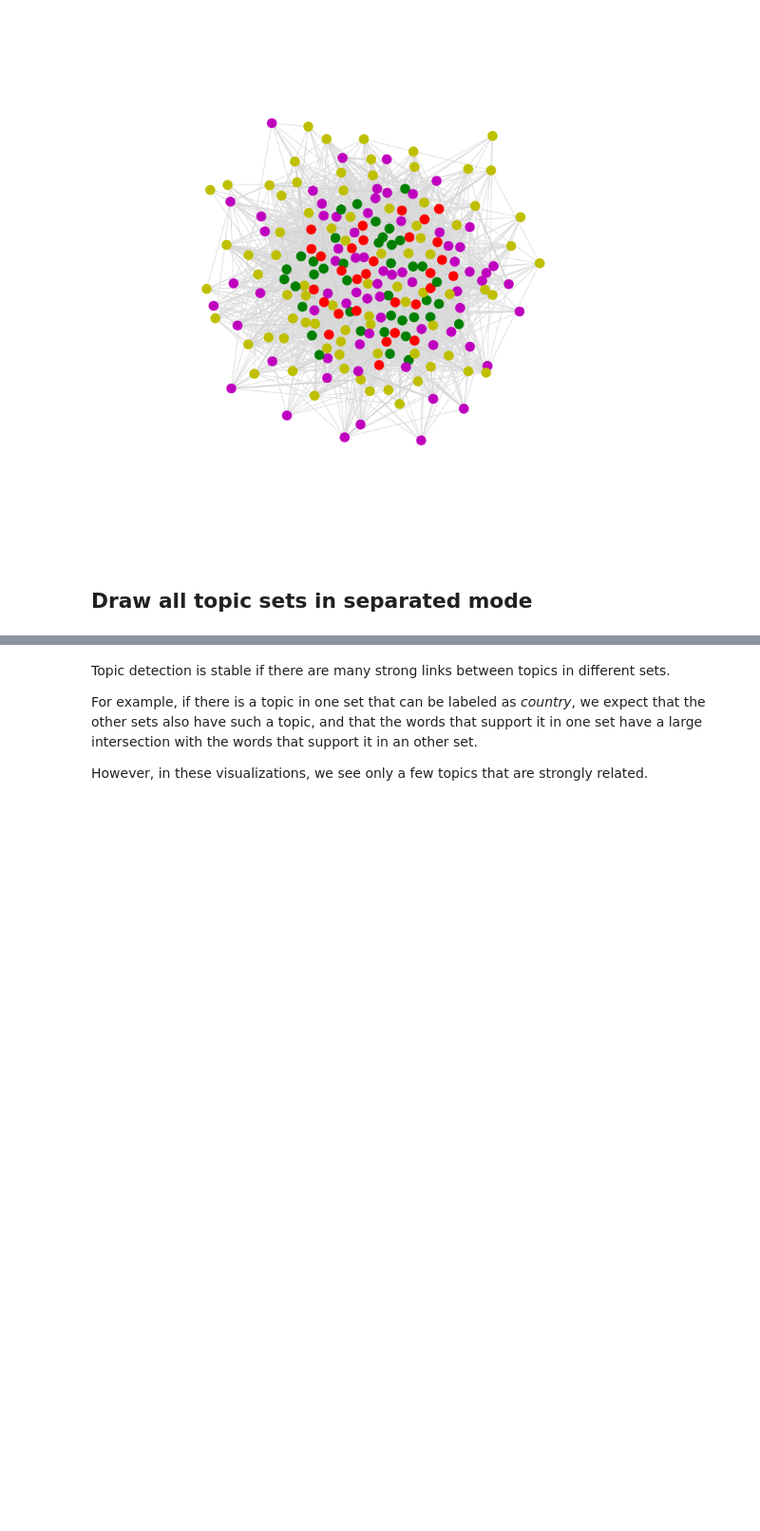
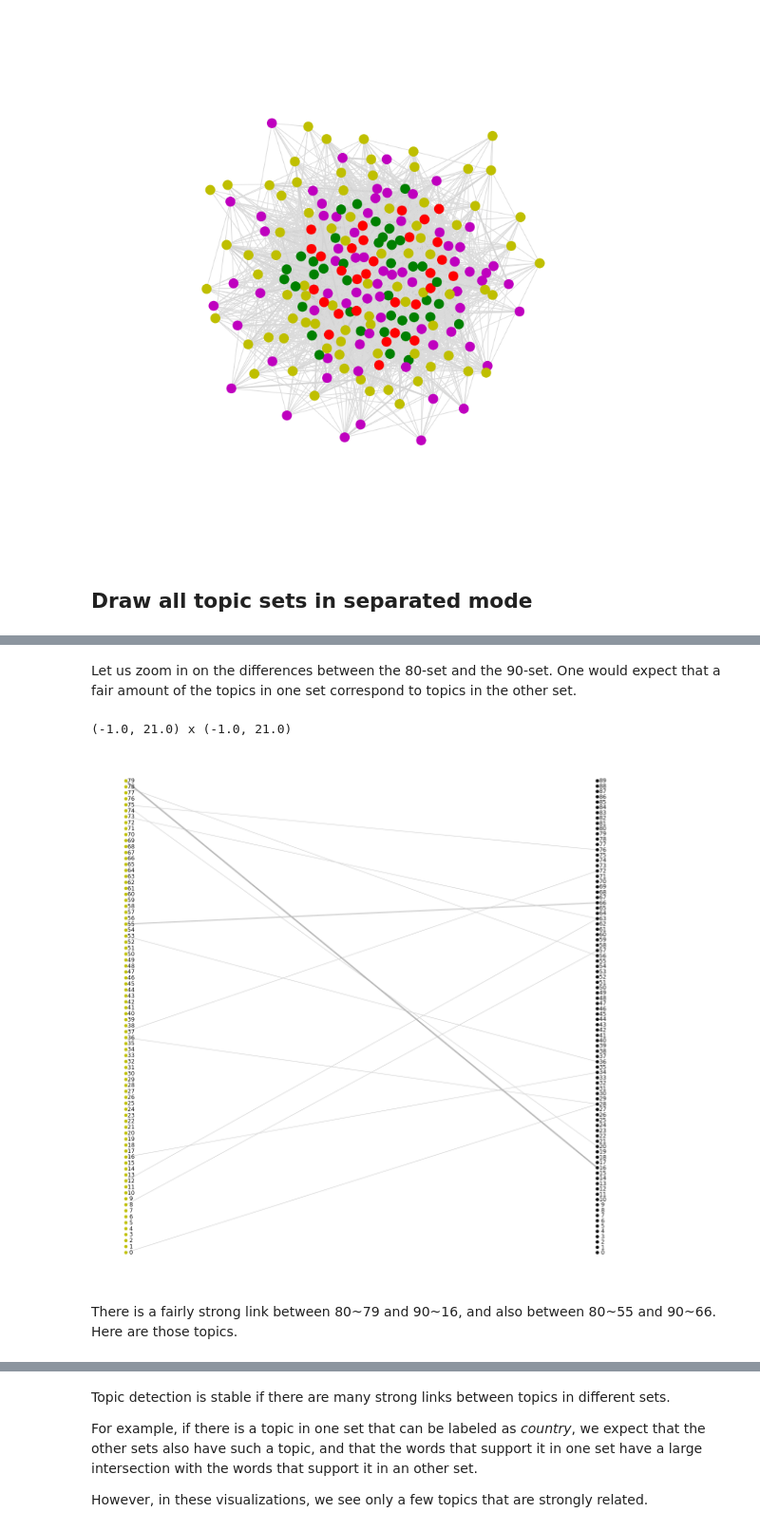
Before and after one commit to ETCBC/laf-fabric-nbs, a Jupyter notebook: topics/topic_viz.ipynb, the cells around one changed output, grey strips where cells are left out. Shown at 95% size. Saved outputs shown, nothing was run; the diff lists cells and outputs as text; code cells hidden in the pictures; blank space fills up the shorter version.

```diff
--- a/topics/topic_viz.ipynb
+++ b/topics/topic_viz.ipynb
@@ -481,0 +519,10 @@ draw_graph(topicsets, mode='s')
+# %% [markdown]
+Let us zoom in on the differences between the 80-set and the 90-set.
+One would expect that a fair amount of the topics in one set correspond to topics in the other set.
+# %%
+draw_graph({80,90}, mode='s')
+# %% [output]
+(-1.0, 21.0) x (-1.0, 21.0)
+[figure, added]
+# %% [markdown]
+There is a fairly strong link between 80~79 and 90~16, and also between 80~55 and 90~66. Here are those topics.
```
Also changed, not shown: parts of 8 cells of this notebook, 7 other files.
